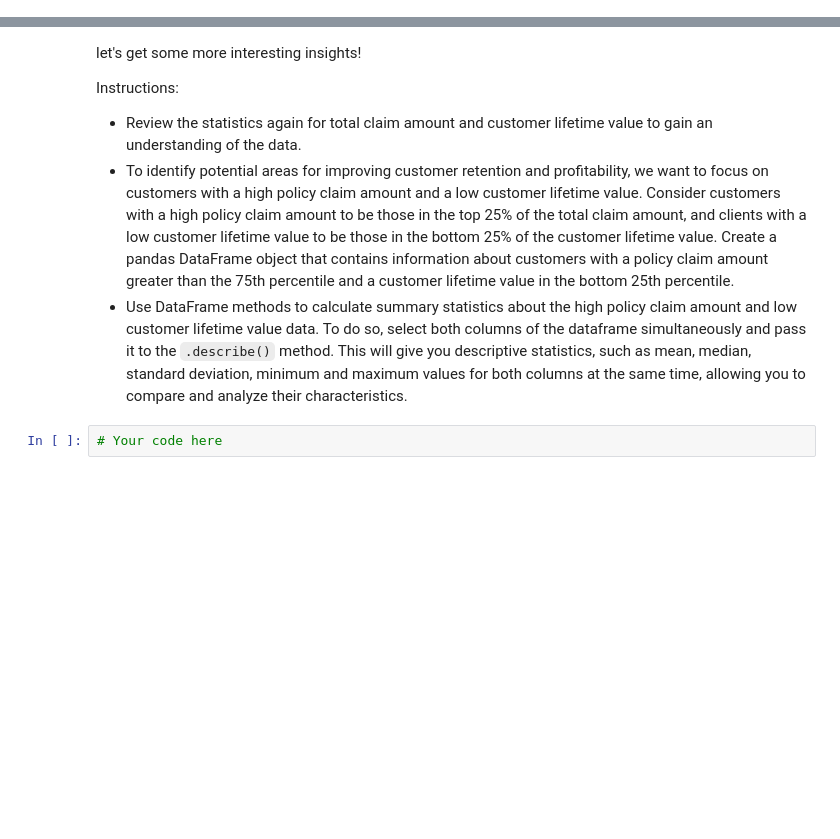
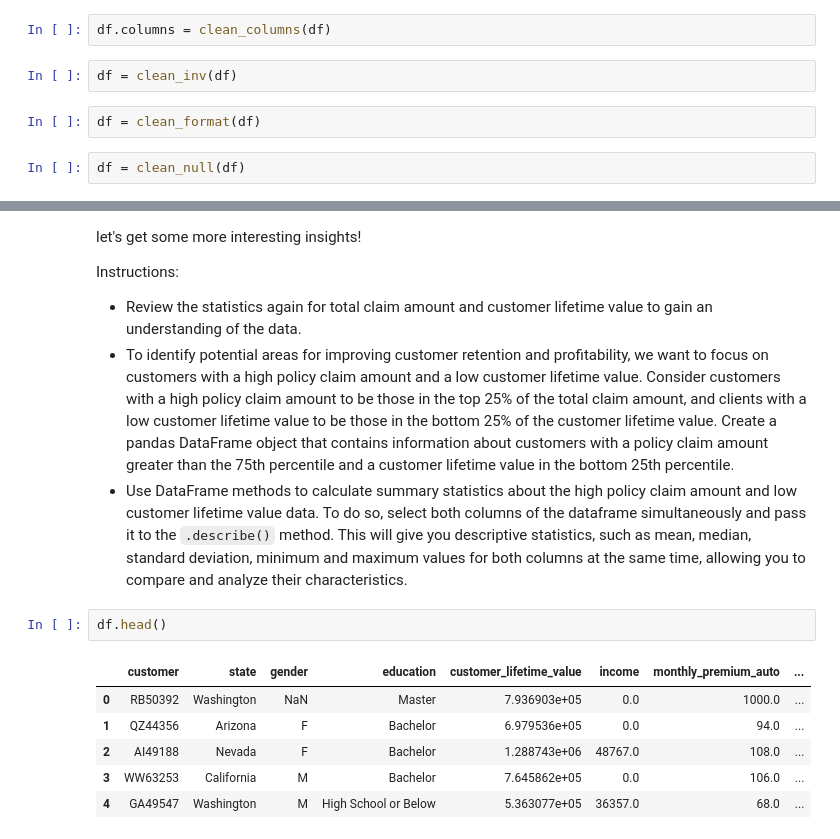
Before and after one commit to amatulghina/lab-dw-data-cleaning-and-formatting, a Jupyter notebook: lab-dw-data-cleaning-and-formatting.ipynb, the cells around one changed output, grey strips where cells are left out. Drawn from its saved outputs; the diff is of its cells as text; blank space fills up the shorter version.

```diff
--- a/lab-dw-data-cleaning-and-formatting.ipynb
+++ b/lab-dw-data-cleaning-and-formatting.ipynb
@@ -299,3 +347,11 @@ Write these functions in separate .py file(s). By putting these steps into funct
+# %%
+df.columns = clean_columns(df)
+# %%
+df = clean_inv(df)
+# %%
+df = clean_format(df)
+# %%
+df = clean_null(df)
 # %% [markdown]
 # Bonus: Challenge 3: Analyzing Clean and Formated Data
 # %% [markdown]
@@ -308,5 +364,12 @@ Instructions:
 - Review the statistics again for total claim amount and customer lifetime value to gain an understanding of the data.
 - To identify potential areas for improving customer retention and profitability, we want to focus on customers with a high policy claim amount and a low customer lifetime value. Consider customers with a high policy claim amount to be those in the top 25% of the total claim amount, and clients with a low customer lifetime value to be those in the bottom 25% of the customer lifetime value. Create a pandas DataFrame object that contains information about customers with a policy claim amount greater than the 75th percentile and a customer lifetime value in the bottom 25th percentile.
 - Use DataFrame methods to calculate summary statistics about the high policy claim amount and low customer lifetime value data. To do so, select both columns of the dataframe simultaneously and pass it to the `.describe()` method. This will give you descriptive statistics, such as mean, median, standard deviation, minimum and maximum values for both columns at the same time, allowing you to compare and analyze their characteristics.
-# %%
-# Your code here
+# %%
+df.head()
+# %% [output]
+|  | customer | state | gender | education | customer_lifetime_value | income | monthly_premium_auto | ... |
+| 0 | RB50392 | Washington | NaN | Master | 7.936903e+05 | 0.0 | 1000.0 | ... |
+| 1 | QZ44356 | Arizona | F | Bachelor | 6.979536e+05 | 0.0 | 94.0 | ... |
+| 2 | AI49188 | Nevada | F | Bachelor | 1.288743e+06 | 48767.0 | 108.0 | ... |
+| 3 | WW63253 | California | M | Bachelor | 7.645862e+05 | 0.0 | 106.0 | ... |
+| 4 | GA49547 | Washington | M | High School or Below | 5.363077e+05 | 36357.0 | 68.0 | ... |
```
Also changed, not shown: parts of 9 cells of this notebook.
